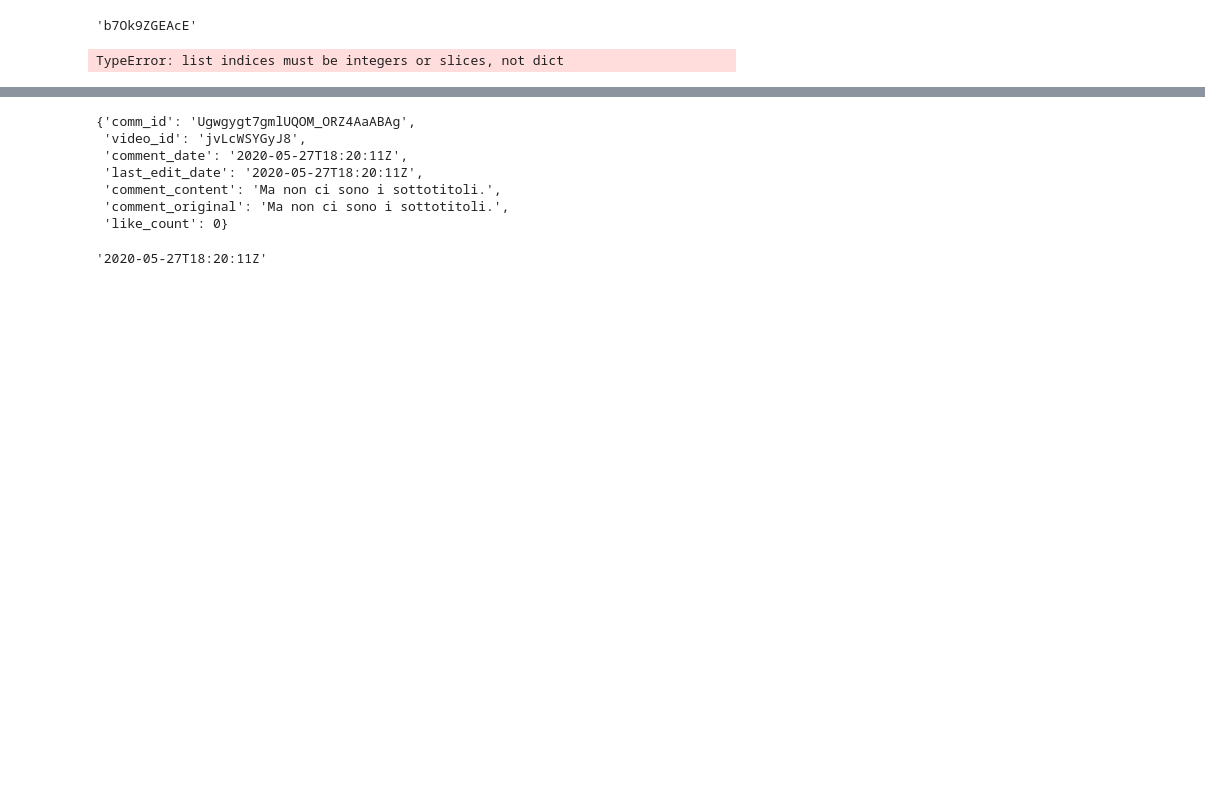
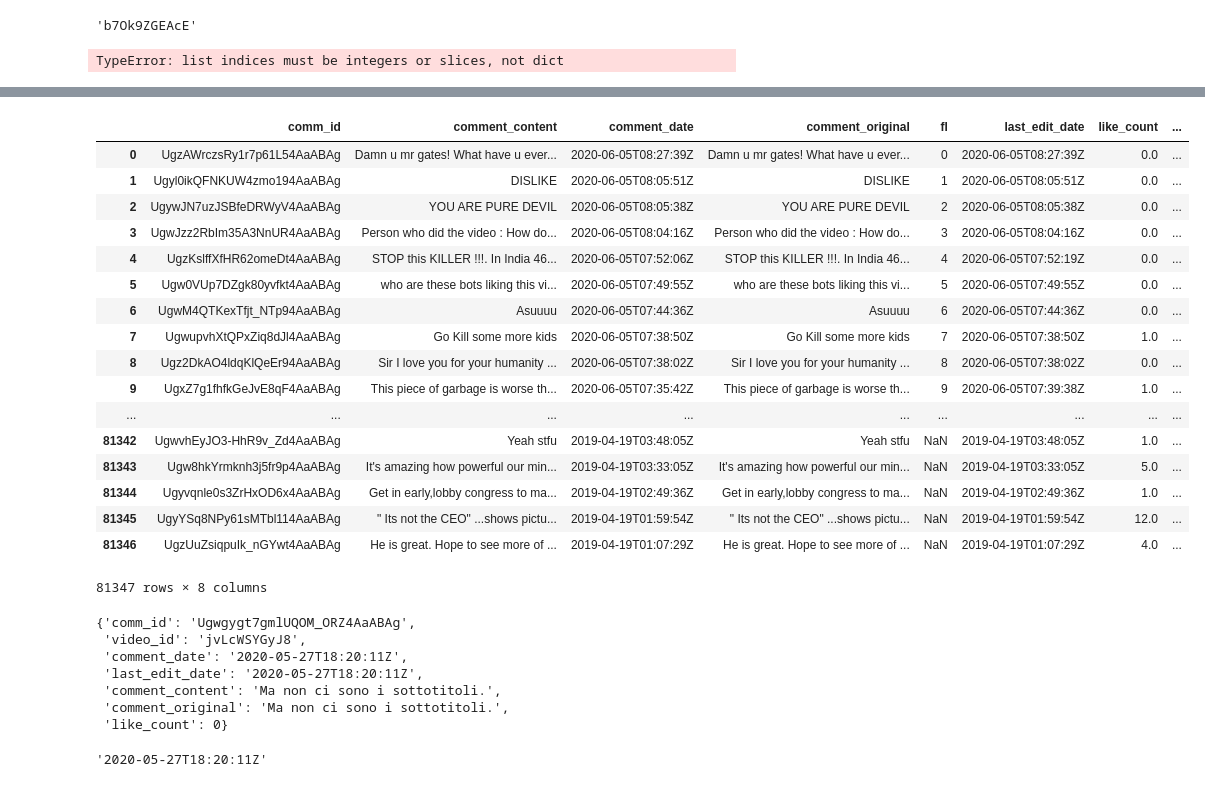
Before and after one commit to Projekt-Textanalyse/DataRetrieval, a Jupyter notebook: Retreival Code.ipynb, the cells around one changed output, grey strips where cells are left out. Drawn from its saved outputs; the diff is of its cells as text; code cells hidden in the pictures; blank space fills up the shorter version.

```diff
--- a/Retreival Code.ipynb
+++ b/Retreival Code.ipynb
@@ -236,7 +265,7 @@ for i in cmm:
 # %%
 # Executing comments query for each item in video id list, appending it to comments
 commlist = []
-for item in truelist_ger:
+for item in still_missing:
     try:
         commlist.append(get_video_comments(youtube, part='snippet', videoId=item, textFormat='plainText'))
     except HttpError:
@@ -303,0 +354,2 @@ comment_frame = pd.DataFrame(comms)
+# %%
+comments = comments.append(comment_frame, ignore_index = True)
@@ -304,3 +364,24 @@ comment_frame = pd.DataFrame(comms)
+# %%
+comments
+# %% [output]
+|  | comm_id | comment_content | comment_date | comment_original | fl | last_edit_date | like_count | ... |
+| 0 | UgzAWrczsRy1r7p61L54AaABAg | Damn u mr gates! What have u ever... | 2020-06-05T08:27:39Z | Damn u mr gates! What have u ever... | 0 | 2020-06-05T08:27:39Z | 0.0 | ... |
+| 1 | Ugyl0ikQFNKUW4zmo194AaABAg | DISLIKE | 2020-06-05T08:05:51Z | DISLIKE | 1 | 2020-06-05T08:05:51Z | 0.0 | ... |
+| 2 | UgywJN7uzJSBfeDRWyV4AaABAg | YOU ARE PURE DEVIL | 2020-06-05T08:05:38Z | YOU ARE PURE DEVIL | 2 | 2020-06-05T08:05:38Z | 0.0 | ... |
+| 3 | UgwJzz2RbIm35A3NnUR4AaABAg | Person who did the video : How do... | 2020-06-05T08:04:16Z | Person who did the video : How do... | 3 | 2020-06-05T08:04:16Z | 0.0 | ... |
+| 4 | UgzKslffXfHR62omeDt4AaABAg | STOP this KILLER !!!. In India 46... | 2020-06-05T07:52:06Z | STOP this KILLER !!!. In India 46... | 4 | 2020-06-05T07:52:19Z | 0.0 | ... |
+| 5 | Ugw0VUp7DZgk80yvfkt4AaABAg | who are these bots liking this vi... | 2020-06-05T07:49:55Z | who are these bots liking this vi... | 5 | 2020-06-05T07:49:55Z | 0.0 | ... |
+| 6 | UgwM4QTKexTfjt_NTp94AaABAg | Asuuuu | 2020-06-05T07:44:36Z | Asuuuu | 6 | 2020-06-05T07:44:36Z | 0.0 | ... |
+| 7 | UgwupvhXtQPxZiq8dJl4AaABAg | Go Kill some more kids | 2020-06-05T07:38:50Z | Go Kill some more kids | 7 | 2020-06-05T07:38:50Z | 1.0 | ... |
+| 8 | Ugz2DkAO4ldqKlQeEr94AaABAg | Sir I love you for your humanity ... | 2020-06-05T07:38:02Z | Sir I love you for your humanity ... | 8 | 2020-06-05T07:38:02Z | 0.0 | ... |
+| 9 | UgxZ7g1fhfkGeJvE8qF4AaABAg | This piece of garbage is worse th... | 2020-06-05T07:35:42Z | This piece of garbage is worse th... | 9 | 2020-06-05T07:39:38Z | 1.0 | ... |
+| ... | ... | ... | ... | ... | ... | ... | ... | ... |
+| 81342 | UgwvhEyJO3-HhR9v_Zd4AaABAg | Yeah stfu | 2019-04-19T03:48:05Z | Yeah stfu | NaN | 2019-04-19T03:48:05Z | 1.0 | ... |
+| 81343 | Ugw8hkYrmknh3j5fr9p4AaABAg | It's amazing how powerful our min... | 2019-04-19T03:33:05Z | It's amazing how powerful our min... | NaN | 2019-04-19T03:33:05Z | 5.0 | ... |
+| 81344 | Ugyvqnle0s3ZrHxOD6x4AaABAg | Get in early,lobby congress to ma... | 2019-04-19T02:49:36Z | Get in early,lobby congress to ma... | NaN | 2019-04-19T02:49:36Z | 1.0 | ... |
+| 81345 | UgyYSq8NPy61sMTbl114AaABAg | " Its not the CEO" ...shows pictu... | 2019-04-19T01:59:54Z | " Its not the CEO" ...shows pictu... | NaN | 2019-04-19T01:59:54Z | 12.0 | ... |
+| 81346 | UgzUuZsiqpuIk_nGYwt4AaABAg | He is great. Hope to see more of ... | 2019-04-19T01:07:29Z | He is great. Hope to see more of ... | NaN | 2019-04-19T01:07:29Z | 4.0 | ... |
+81347 rows × 8 columns
 # %%
 comment_frame.to_csv('comments first.csv')
 # %%
```
Also changed, not shown: parts of 11 cells of this notebook, 7 other files.
